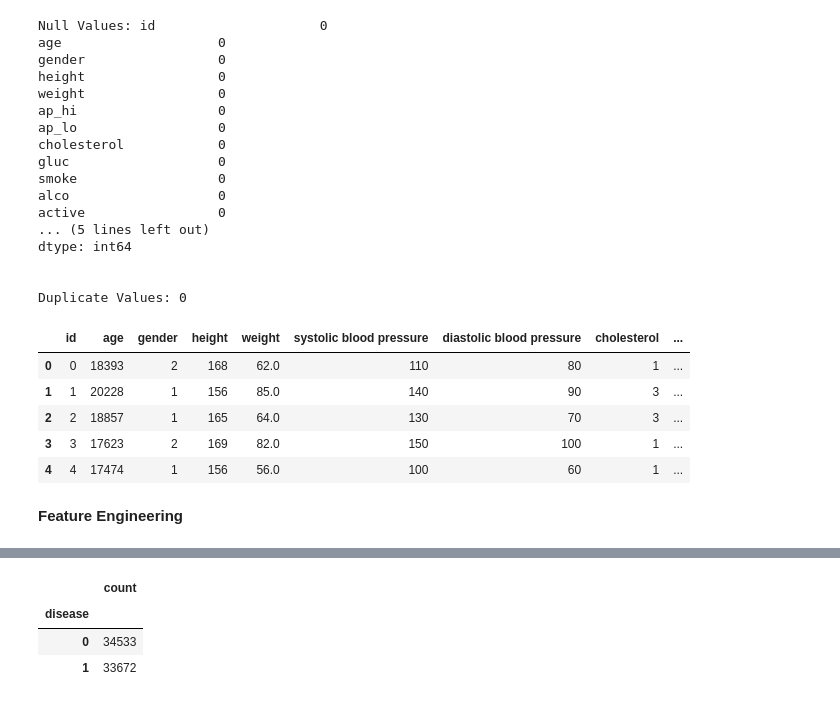
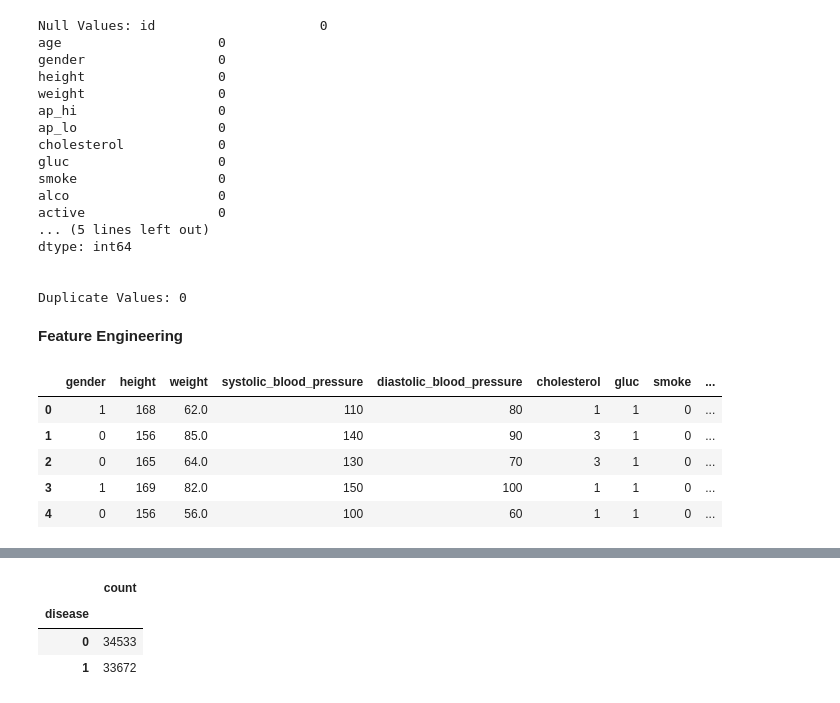
Before and after one commit to Love1117/Machine_learning-Projects, a Jupyter notebook: Machine_Learning Project/01_Supervised- Machine Learning/06_Ensemble(GradientBoostingClassifier)/Heart_disease_prediction/heart_disease_prediction1.ipynb, the cells around one changed output, grey strips where cells are left out. Cells and saved outputs as stored; diff of their text form; code cells hidden in the pictures.

```diff
--- a/Machine_Learning Project/01_Supervised- Machine Learning/06_Ensemble(GradientBoostingClassifier)/Heart_disease_prediction/heart_disease_prediction1.ipynb
+++ b/Machine_Learning Project/01_Supervised- Machine Learning/06_Ensemble(GradientBoostingClassifier)/Heart_disease_prediction/heart_disease_prediction1.ipynb
@@ -48,16 +48,5 @@ dtype: int64
 
 
 Duplicate Values: 0
-# %%
-#remaning columns for clarity
-df = df.rename(columns={"ap_hi":"systolic blood pressure", "ap_lo":"diastolic blood pressure", "alco":"alcohol intake", "active":"Physical activity", "cardio":"disease"})
-df.head()
-# %% [output]
-|  | id | age | gender | height | weight | systolic blood pressure | diastolic blood pressure | cholesterol | ... |
-| 0 | 0 | 18393 | 2 | 168 | 62.0 | 110 | 80 | 1 | ... |
-| 1 | 1 | 20228 | 1 | 156 | 85.0 | 140 | 90 | 3 | ... |
-| 2 | 2 | 18857 | 1 | 165 | 64.0 | 130 | 70 | 3 | ... |
-| 3 | 3 | 17623 | 2 | 169 | 82.0 | 150 | 100 | 1 | ... |
-| 4 | 4 | 17474 | 1 | 156 | 56.0 | 100 | 60 | 1 | ... |
 # %% [markdown]
 **Feature Engineering**
@@ -67,3 +53,19 @@ df = df.drop(columns=["id","bp_category_encoded","age"])
+# %%
+#remaning columns for clarity
+df = df.rename(columns={"ap_hi":"systolic_blood_pressure", "ap_lo":"diastolic_blood_pressure", "alco":"alcohol_intake", "active":"Physical_activity", "cardio":"disease","bp_category":"bp"})
+df = df.drop(columns=["id","bp_category_encoded","age"])
+df.rename(columns={"age_years":"age"}, inplace=True)
+df["gender"] = df.gender.map({2:1, 1:0})
+df = pd.get_dummies(df, drop_first=True, columns=["bp"], dtype=int)
+
+df.head()
+# %% [output]
+|  | gender | height | weight | systolic_blood_pressure | diastolic_blood_pressure | cholesterol | gluc | smoke | ... |
+| 0 | 1 | 168 | 62.0 | 110 | 80 | 1 | 1 | 0 | ... |
+| 1 | 0 | 156 | 85.0 | 140 | 90 | 3 | 1 | 0 | ... |
+| 2 | 0 | 165 | 64.0 | 130 | 70 | 3 | 1 | 0 | ... |
+| 3 | 1 | 169 | 82.0 | 150 | 100 | 1 | 1 | 0 | ... |
+| 4 | 0 | 156 | 56.0 | 100 | 60 | 1 | 1 | 0 | ... |
 # %%
 #Knowing the features that has strong correlation with target variable
 abs(df.corr(numeric_only=True)["disease"]).sort_values(ascending=False)
```
Also changed, not shown: parts of 4 cells of this notebook.
